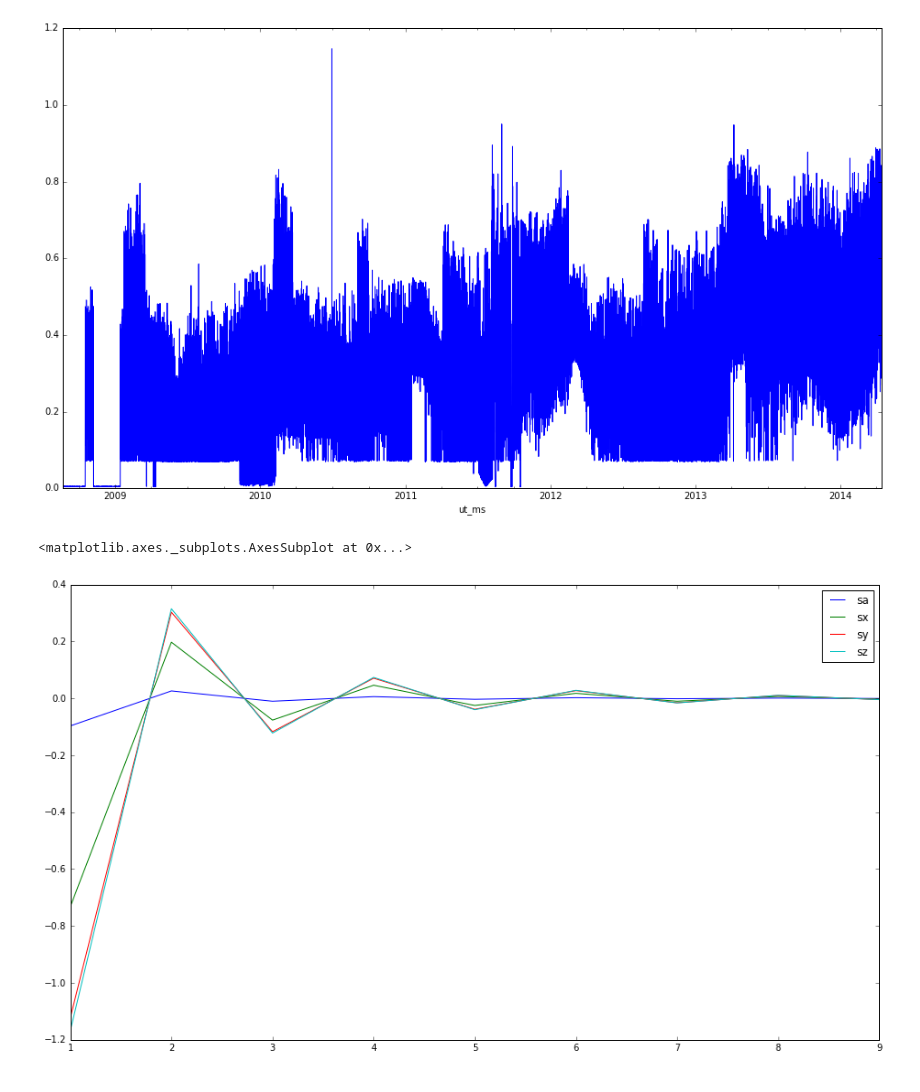
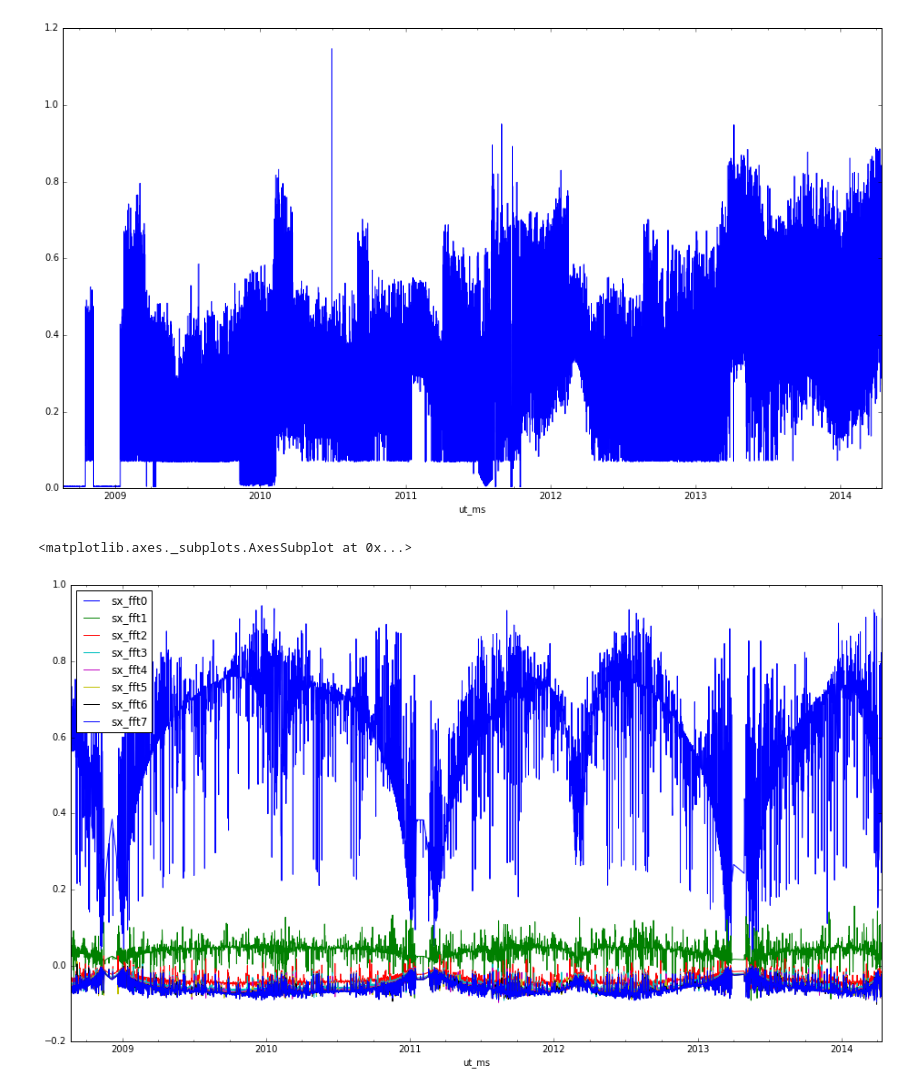
Before and after one commit to ktrnka/mars-express, a Jupyter notebook: src/data exploration.ipynb, the cells around one changed output. Cells and saved outputs as stored; diff of their text form; code cells hidden in the pictures.

```diff
--- a/src/data exploration.ipynb
+++ b/src/data exploration.ipynb
@@ -237,22 +237,29 @@ resampled.plot(figsize=(16, 9))
 # %% [output]
 <matplotlib.axes._subplots.AxesSubplot at 0x...>
 [figure]
-# %%
-import scipy.fftpack
-# transformed = pandas.Series(scipy.fftpack.dct(resampled.values, n=32))
-# transformed.plot()
-
-fft_space = pandas.DataFrame()
-for col in saaf_data.columns:
-    standardized = saaf_data[col].resample("1Min").mean().interpolate().fillna(method="bfill")
-    standardized = numpy.log(standardized + 1)
-#     standardized = (standardized - standardized.mean()) / standardized.std()
-
-    standardized = standardized["2010-12-01 10am":"2010-12-01 11am"]
-    standardized *= numpy.hanning(standardized.shape[0])
-    fft_space[col] = pandas.Series(scipy.fftpack.dct(standardized.values, n=10))
-
-fft_space[1:].plot(figsize=(16, 9))
-# %% [output]
-<matplotlib.axes._subplots.AxesSubplot at 0x...>
-[figure, removed]
+# %%
+import scipy.fftpack
+
+def get_component(d, i):
+    retval = scipy.fftpack.fft(d * numpy.hanning(d.shape[0]), n=16)[i]
+    assert retval is not None
+    return retval
+
+saaf_2min = saaf_data.resample("2Min").mean().interpolate().fillna(method="bfill")
+
+for col in "sa sx sy sz".split():
+    standardized = numpy.log(saaf_2min[col] + 1)
+    resampled = standardized.resample("8H")
+
+    for i in range(0, 8):
+        saaf_2min["{}_fft{}".format(col, i)] = resampled.apply(lambda d: get_component(d, i)).reindex(saaf_2min.index, method="bfill")
+# %%
+saaf_2min[[c for c in saaf_2min.columns if "sx_fft" in c]].resample("12H").mean().plot(figsize=(16, 9))
+
+# for col in "sa sx sy sz".split():
+#     standardized = saaf_data[col].resample("2Min").mean().interpolate().fillna(method="bfill")
+#     standardized = numpy.log(standardized + 1)
+#     standardized.resample("2H").mean().plot()
+# %% [output]
+<matplotlib.axes._subplots.AxesSubplot at 0x...>
+[figure, added]
```
Also changed, not shown: parts of 8 cells of this notebook, 2 other files.
